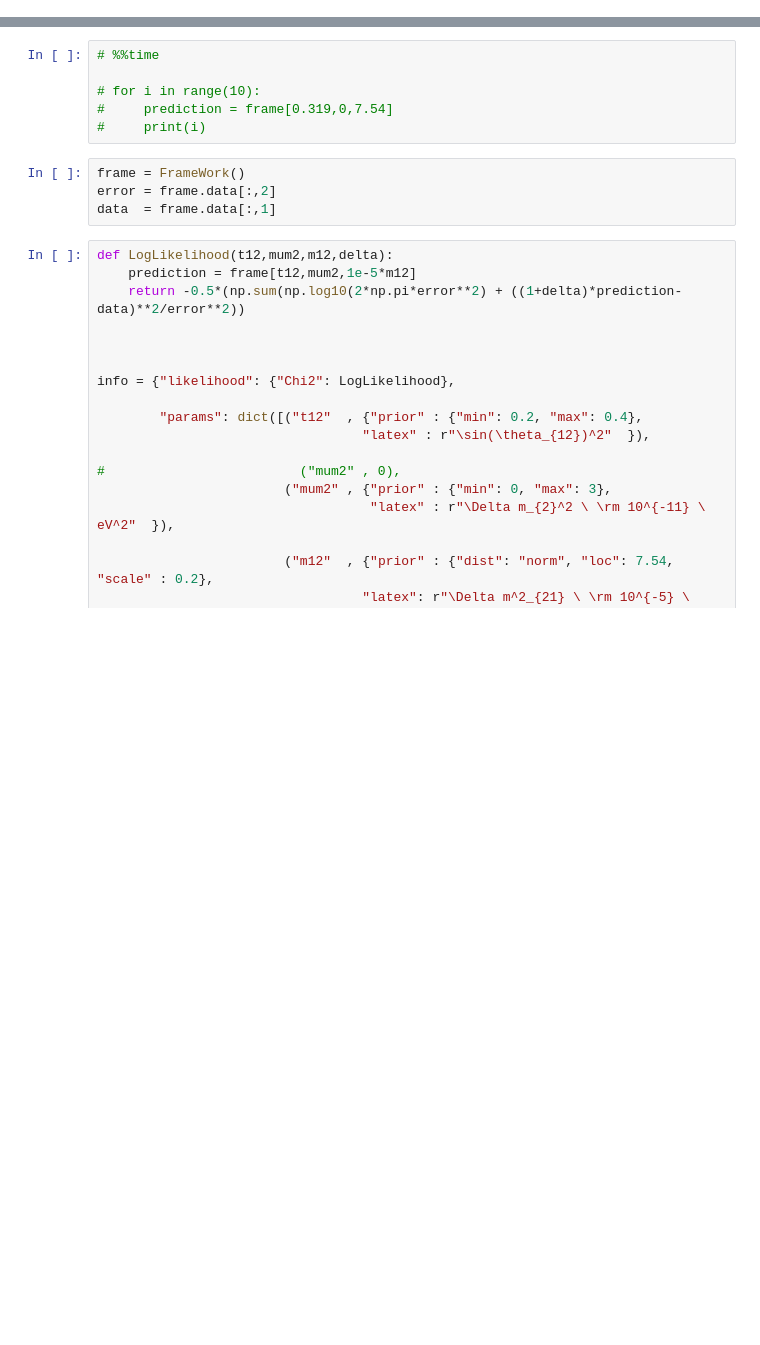
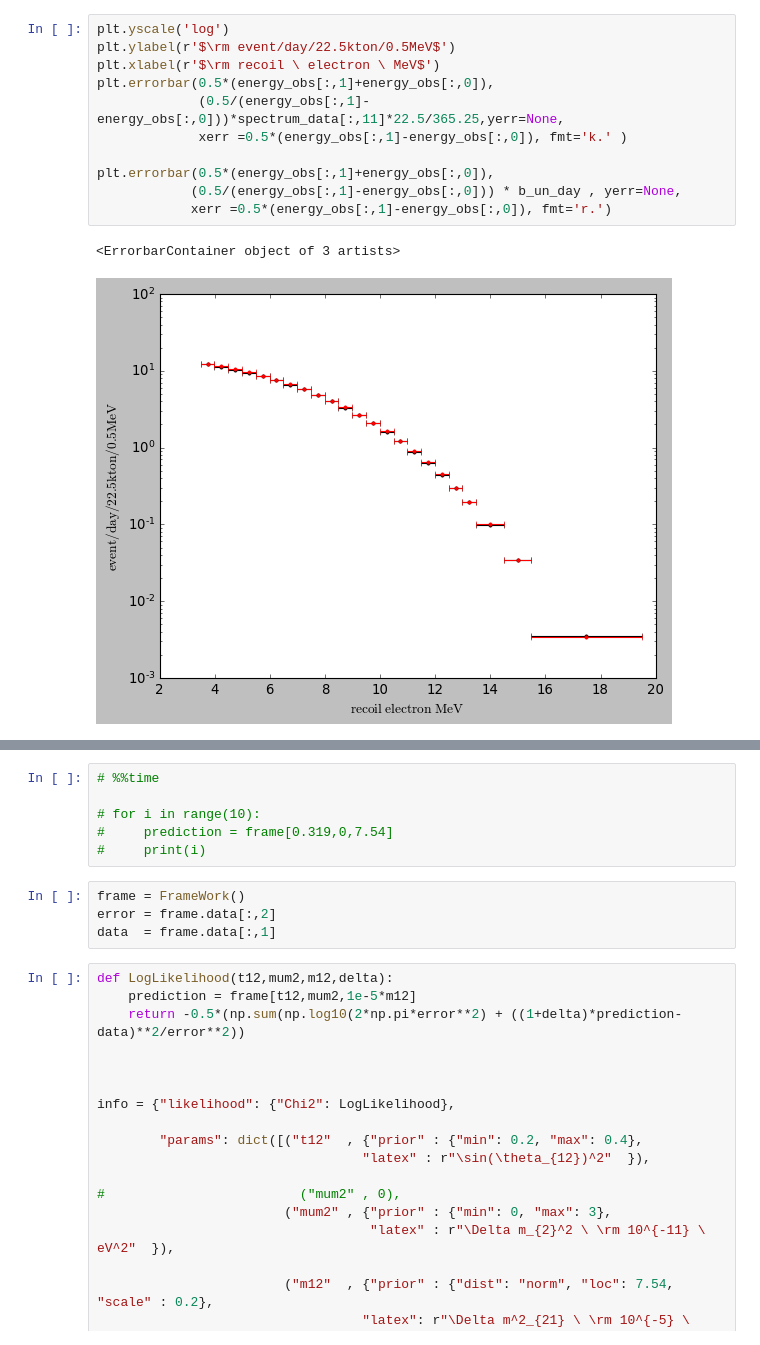
Before and after one commit to SaeedAnsarifard/NeuMod, a Jupyter notebook: Tutorial-Spectrum.ipynb, the cells around one changed output, grey strips where cells are left out. Cells and saved outputs as stored; diff of their text form; blank space fills up the shorter version.

```diff
--- a/Tutorial-Spectrum.ipynb
+++ b/Tutorial-Spectrum.ipynb
@@ -29 +41,15 @@ b8_unc = frame._compute_unoscilated_signal(frame.energy_recoil, frame.energy_nu,
+# %%
+plt.yscale('log')
+plt.ylabel(r'$\rm event/day/22.5kton/0.5MeV$')
+plt.xlabel(r'$\rm recoil \ electron \ MeV$')
+plt.errorbar(0.5*(energy_obs[:,1]+energy_obs[:,0]),
+             (0.5/(energy_obs[:,1]-energy_obs[:,0]))*spectrum_data[:,11]*22.5/365.25,yerr=None,
+             xerr =0.5*(energy_obs[:,1]-energy_obs[:,0]), fmt='k.' )
+
+plt.errorbar(0.5*(energy_obs[:,1]+energy_obs[:,0]),
+            (0.5/(energy_obs[:,1]-energy_obs[:,0])) * b_un_day , yerr=None,
+            xerr =0.5*(energy_obs[:,1]-energy_obs[:,0]), fmt='r.')
+# %% [output]
+<ErrorbarContainer object of 3 artists>
+[figure, added]
 # %%
```
Also changed, not shown: parts of 5 cells of this notebook, 1 other file.
